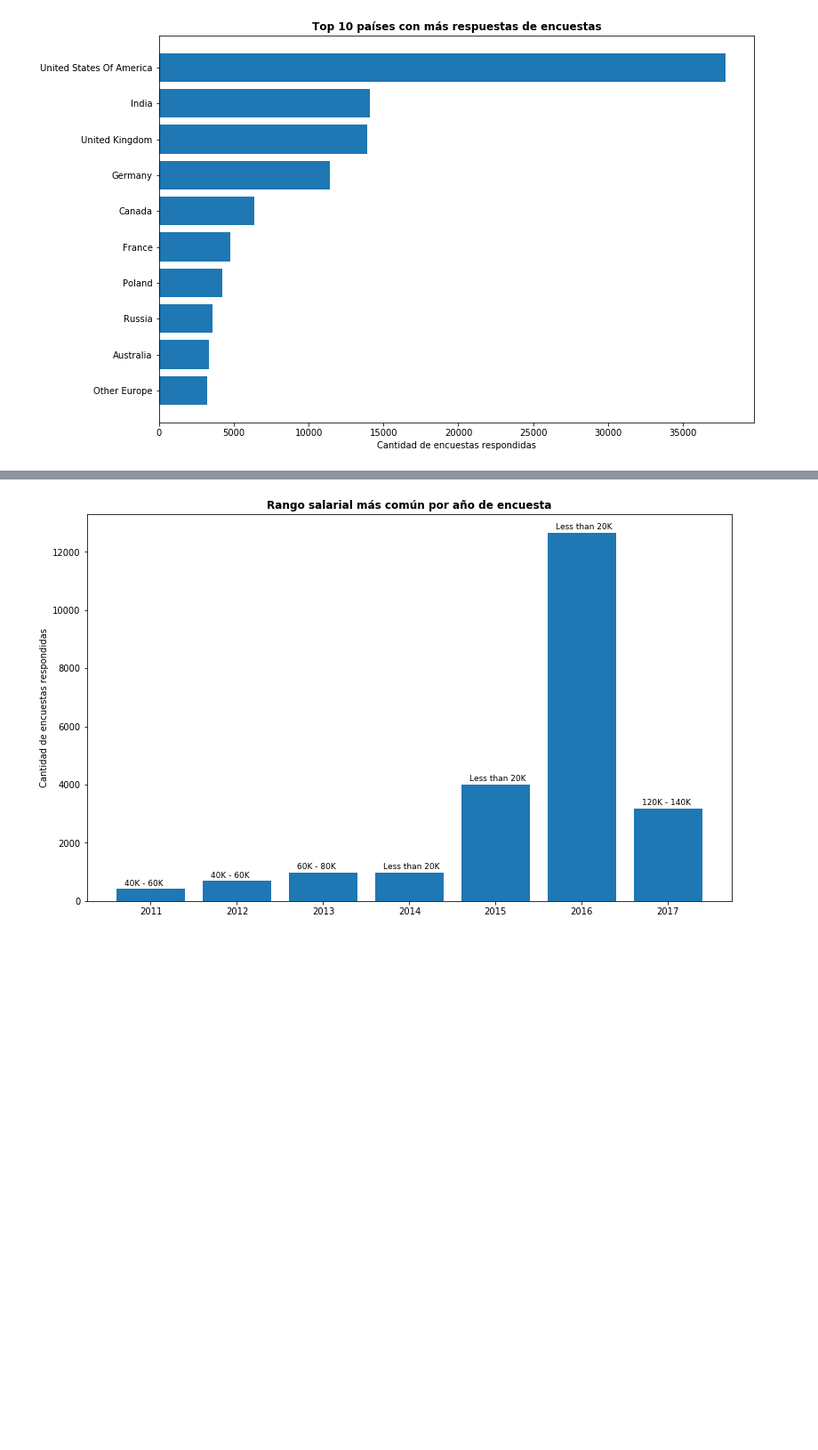
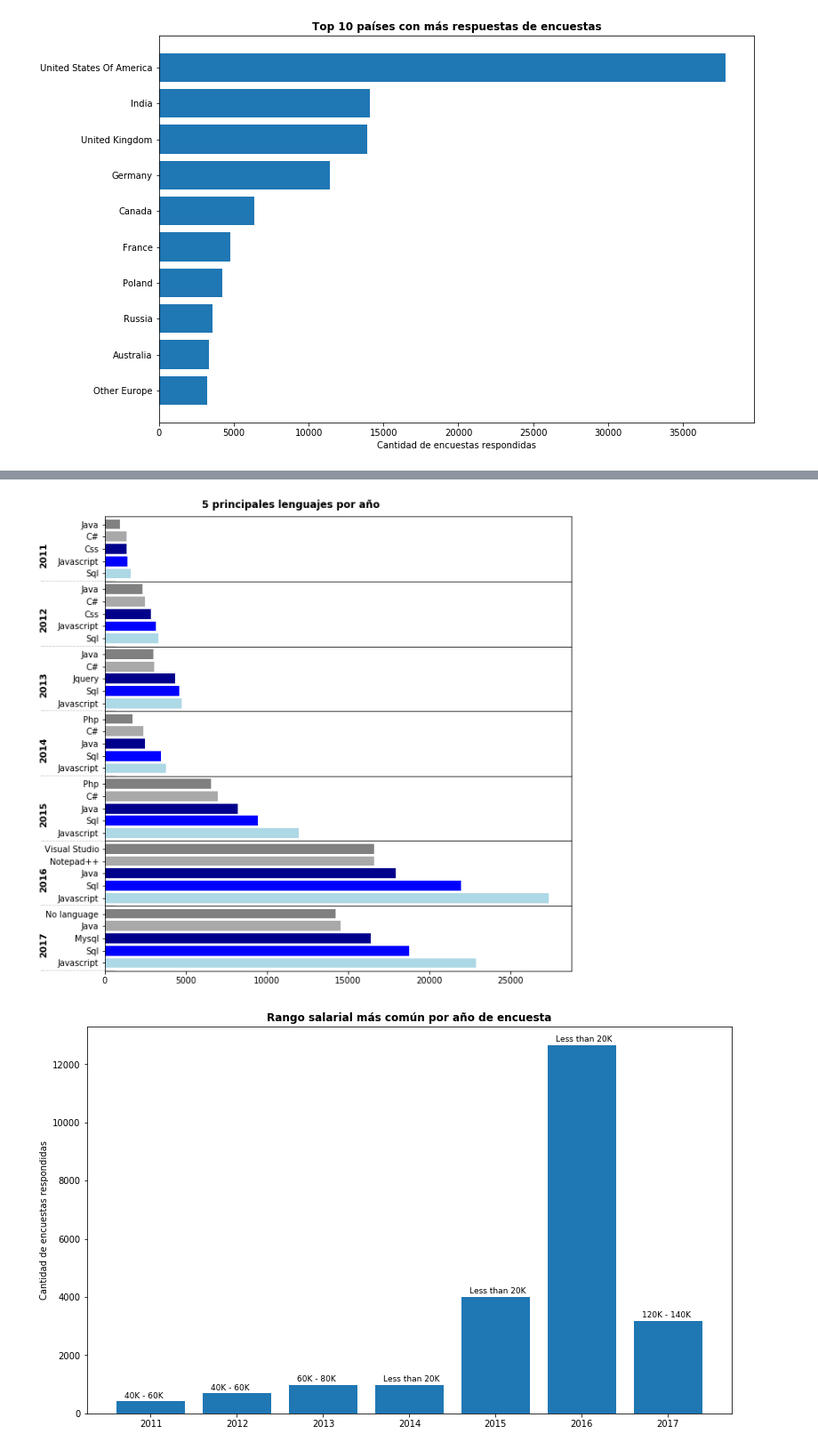
Before and after one commit to Juapatral/encuestas-stack-overflow, a Jupyter notebook: trabajo_final_sbdm_20191.ipynb, the cells around one changed output, grey strips where cells are left out. Shown at 89% size. Cells and saved outputs as stored; diff of their text form; code cells hidden in the pictures; blank space fills up the shorter version.

```diff
--- a/trabajo_final_sbdm_20191.ipynb
+++ b/trabajo_final_sbdm_20191.ipynb
@@ -851,3 +897,54 @@ consulta3 = []
+# %%
+# query 3 Jhon
+# cuales son los 5 lenguajes de programacion mas usados por encuesta
+
+# crear copia de encuestas
+consulta3 = encuestas[['survey','programming_language']].copy()
+
+# crear nueva columna para contar lenguajes
+consulta3['list_programming_language'] = consulta3['programming_language'].str.split(';')
+
+# crear contenedores
+anio = list(set(list(consulta3['survey'])))
+anio.sort()
+lenguaje = []
+valor = []
+
+# crear grafico contenedor
+fig, axs = plt.subplots(len(anio), 1, figsize = (10,10), sharex = True)
+
+for i,x in enumerate(anio):
+    # filtrar por cada año
+  lista = list(consulta3[consulta3['survey'] == anio[i]]['list_programming_language'])
+  lista2 = pd.DataFrame([list(chain(*lista)), '1'*len(list(chain(*lista)))]).T
+
+
+  lista3 = (lista2[lista2[0] != 'Other']
+            .groupby(0)
+            .count()
+            .sort_values(by = 1, ascending = False)[:5]
+           )
+  axs[i].barh(y = list(lista3.index),
+              width = list(lista3[1]),
+              color = ['lightblue','blue','darkblue', 'darkgrey', 'grey']
+             )
+  axs[i].set_yticklabels(list(lista3.index), rotation = 'horizontal') # ajustar eje y
+  axs[i].text(-4000, 2, anio[i], size = 11, weight = 'bold', rotation = 'vertical')
+  axs[i].text(-4000, -0.8, '-'*25, alpha = 0.2)  # ajustar linea separadora
+
+
+plt.subplots_adjust(wspace = 0, hspace = 0); # ajustar espacios entre las graficas
+plt.text(6000,
+         37,
+         '5 principales lenguajes por año',
+         size = 12,
+         weight = 'bold'
+        ); # ajustar titulo
+
+# guardar grafica
+plt.savefig(nombres_graficas[3], bbox_inches = Bbox([[-1,0],[10,10]]), dpi = 1200 )
+# %% [output]
+[figure, added]
 # %%
 # query 4
 # cual es el rango salarial mas comun por encuesta y cuantos programadores
```
Also changed, not shown: parts of 31 cells of this notebook.
